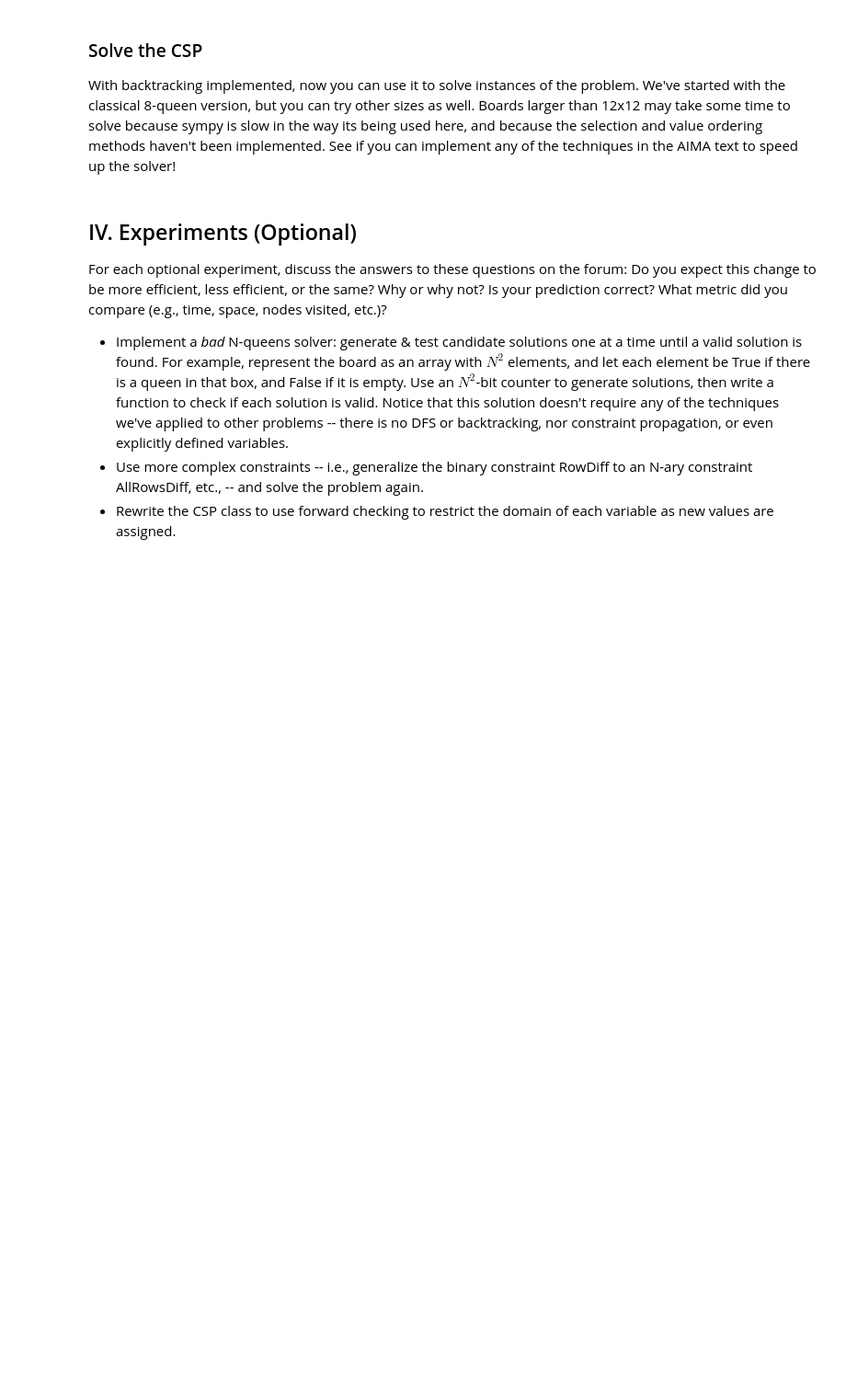
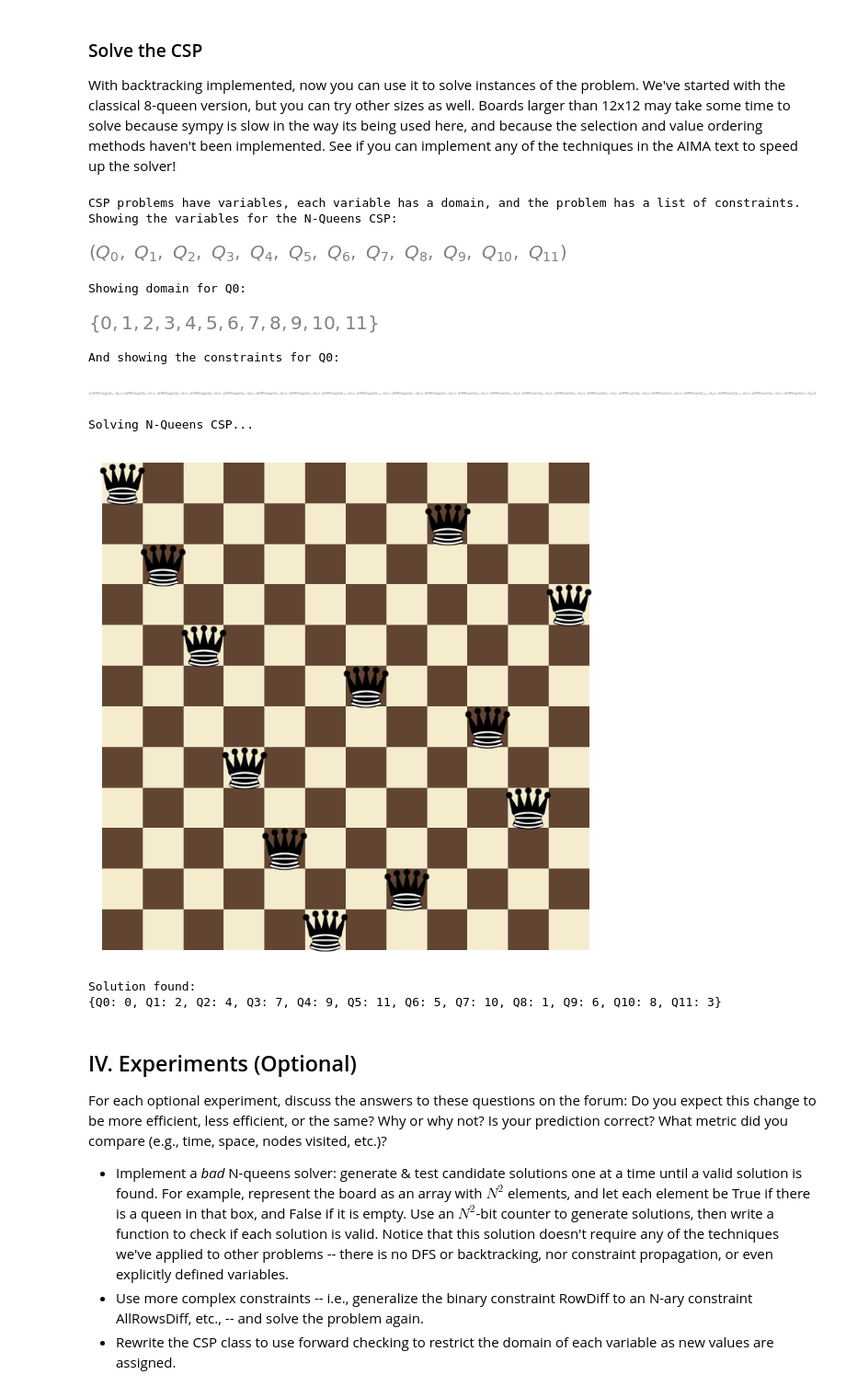
Before and after one commit to NancyAgrawal/udacity-aind, a Jupyter notebook: constraint-satisfaction/AIND-Constraint_Satisfaction.ipynb, the cells around one changed output. Shown at 92% size. Drawn from its saved outputs; the diff is of its cells as text; code cells hidden in the pictures; blank space fills up the shorter version.

Commit message:
Update AIND-Constraint_Satisfaction.ipynb
N-Queen  problem completed

```diff
--- a/constraint-satisfaction/AIND-Constraint_Satisfaction.ipynb
+++ b/constraint-satisfaction/AIND-Constraint_Satisfaction.ipynb
@@ -38,11 +38,11 @@ Before implementing the board class, we need to construct the symbolic constrain
 Both generators should produce binary constraints (i.e., each should have two free symbols) once they're bound to specific variables in the CSP.  For example, Eq((a + b), (b + c)) is not a binary constraint, but Eq((a + b), (b + c)).subs(b, 1) _is_ a binary constraint because one of the terms has been bound to a constant, so there are only two free variables remaining.
 # %%
 # Declare any symbolic terms required
-a, b = symbols("a b")
+a, b, diff = symbols("a b diff")
 # %%
 # Define diffRow and diffDiag constraints
 diffRow  = constraint("diffRow" , Ne(a,b))   #row values will be substituted.
-diffDiag = constraint("diffDiag", Eq(a,b))   #diff. between row, diff. btw col. value substituted here.
+diffDiag = constraint("diffDiag", Ne(abs(a-b),diff))   #diff. between row, diff. btw col. value substituted here.
 # %%
 # Test diffRow and diffDiag
 _x = symbols("x:3")
@@ -81,8 +81,8 @@ class NQueensCSP:
         the number of queens that must be placed on the board
     """
     def __init__(self, N):
-        raise NotImplementedError("TODO: declare symbolic variables in self._vars in the CSP constructor")
-        _vars = None
+        #raise NotImplementedError("TODO: declare symbolic variables in self._vars in the CSP constructor")
+        _vars = symbols('Q:{}'.format(N))
         _domain = set(range(N))
         self.size = N
         self.variables = _vars
@@ -99,7 +99,7 @@ class NQueensCSP:
                 var1 = self.variables[i]
                 var2 = self.variables[j]
                 diffRow_const  = diffRow.subs(  { a:var1 , b:var2 } )
-                diffDiag_const = diffDiag.subs( { a:abs(i-j) , b:abs(var1-var2) } )
+                diffDiag_const = diffDiag.subs( { a:var1, b:var2, diff: j-i } )
 
                 self._constraints[var1].add(diffRow_const)
                 self._constraints[var1].add(diffDiag_const)
@@ -131,7 +131,10 @@ class NQueensCSP:
             for consistency with the CSP constraints
         """
 
-        return (len(assignment)==self.size)
+        if len(assignment)==self.size:
+            return True
+        else:
+            return False
 
         #raise NotImplementedError("TODO: implement the is_complete() method of the CSP")
 
@@ -155,10 +158,13 @@ class NQueensCSP:
 
         """
 
-        assignment[var] = value;
+        assignment[var] = value
         for constraint in self._constraints[var]:
-            if(!constraint.subs(assignment)) return false
-        return true
+            if constraint.subs(assignment) :
+                continue
+            else:
+                return False
+        return True
 
         #raise NotImplementedError("TODO: implement the is_consistent() method of the CSP")
 
@@ -280,24 +286,36 @@ def backtrack(assignment, csp):
 ### Solve the CSP
 With backtracking implemented, now you can use it to solve instances of the problem. We've started with the classical 8-queen version, but you can try other sizes as well.  Boards larger than 12x12 may take some time to solve because sympy is slow in the way its being used here, and because the selection and value ordering methods haven't been implemented.  See if you can implement any of the techniques in the AIMA text to speed up the solver!
 # %%
-num_queens = 8
+num_queens = 12
 csp = NQueensCSP(num_queens)
 var = csp.variables[0]
 print("CSP problems have variables, each variable has a domain, and the problem has a list of constraints.")
 print("Showing the variables for the N-Queens CSP:")
 display(csp.variables)
 print("Showing domain for {}:".format(var))
 display(csp.domains[var])
 print("And showing the constraints for {}:".format(var))
 display(csp._constraints[var])
 
 print("Solving N-Queens CSP...")
 assn = backtracking_search(csp)
 if assn is not None:
     csp.show(assn)
     print("Solution found:\n{!s}".format(assn))
 else:
     print("No solution found.")
+# %% [output]
+CSP problems have variables, each variable has a domain, and the problem has a list of constraints.
+Showing the variables for the N-Queens CSP:
+[figure, added]
+Showing domain for Q0:
+[figure, added]
+And showing the constraints for Q0:
+[figure, added]
+Solving N-Queens CSP...
+[figure, added]
+Solution found:
+{Q0: 0, Q1: 2, Q2: 4, Q3: 7, Q4: 9, Q5: 11, Q6: 5, Q7: 10, Q8: 1, Q9: 6, Q10: 8, Q11: 3}
 # %% [markdown]
 ## IV. Experiments (Optional)
 For each optional experiment, discuss the answers to these questions on the forum: Do you expect this change to be more efficient, less efficient, or the same?  Why or why not?  Is your prediction correct?  What metric did you compare (e.g., time, space, nodes visited, etc.)?
```
Also changed, not shown: parts of 2 cells of this notebook.
